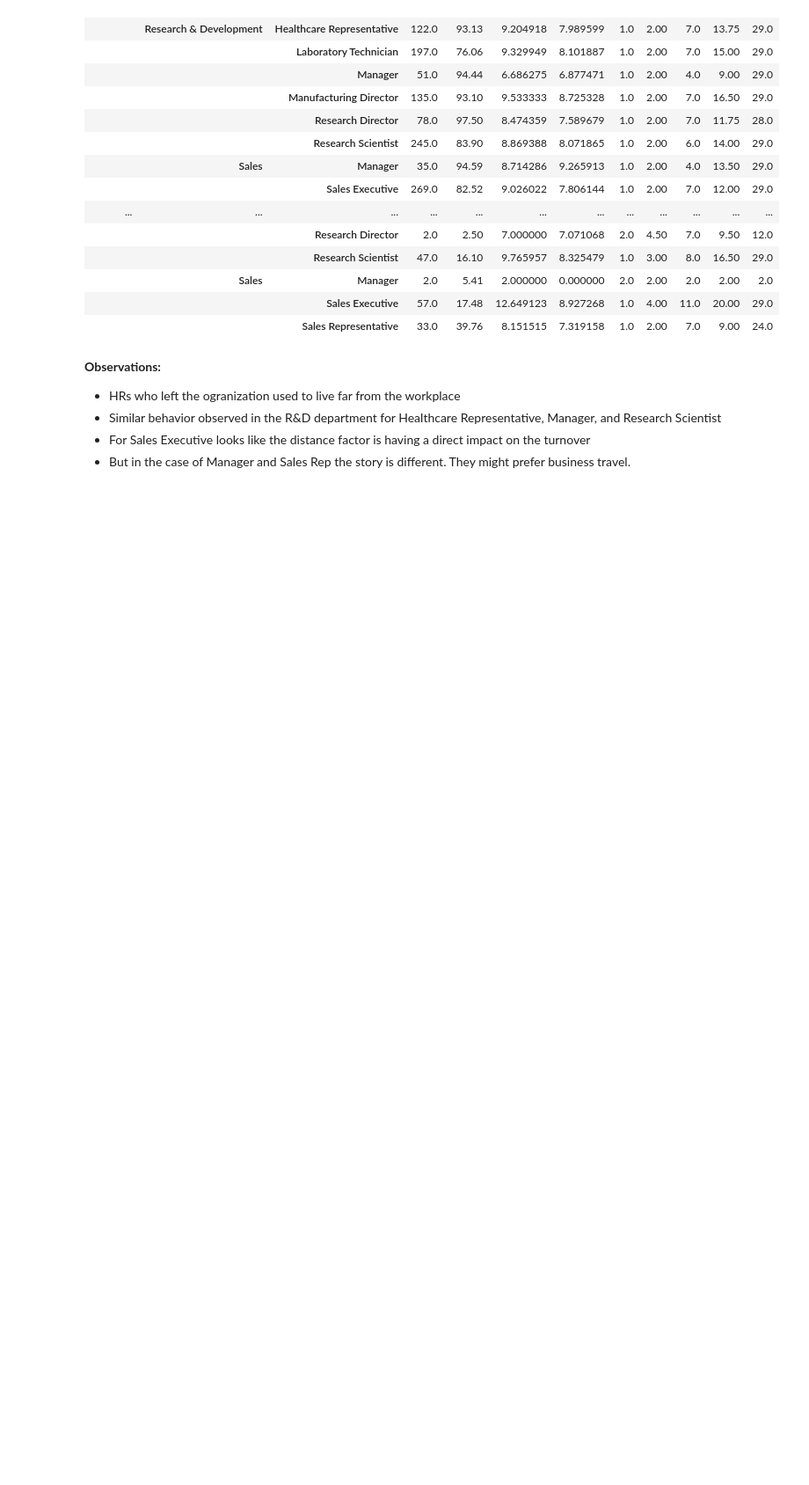
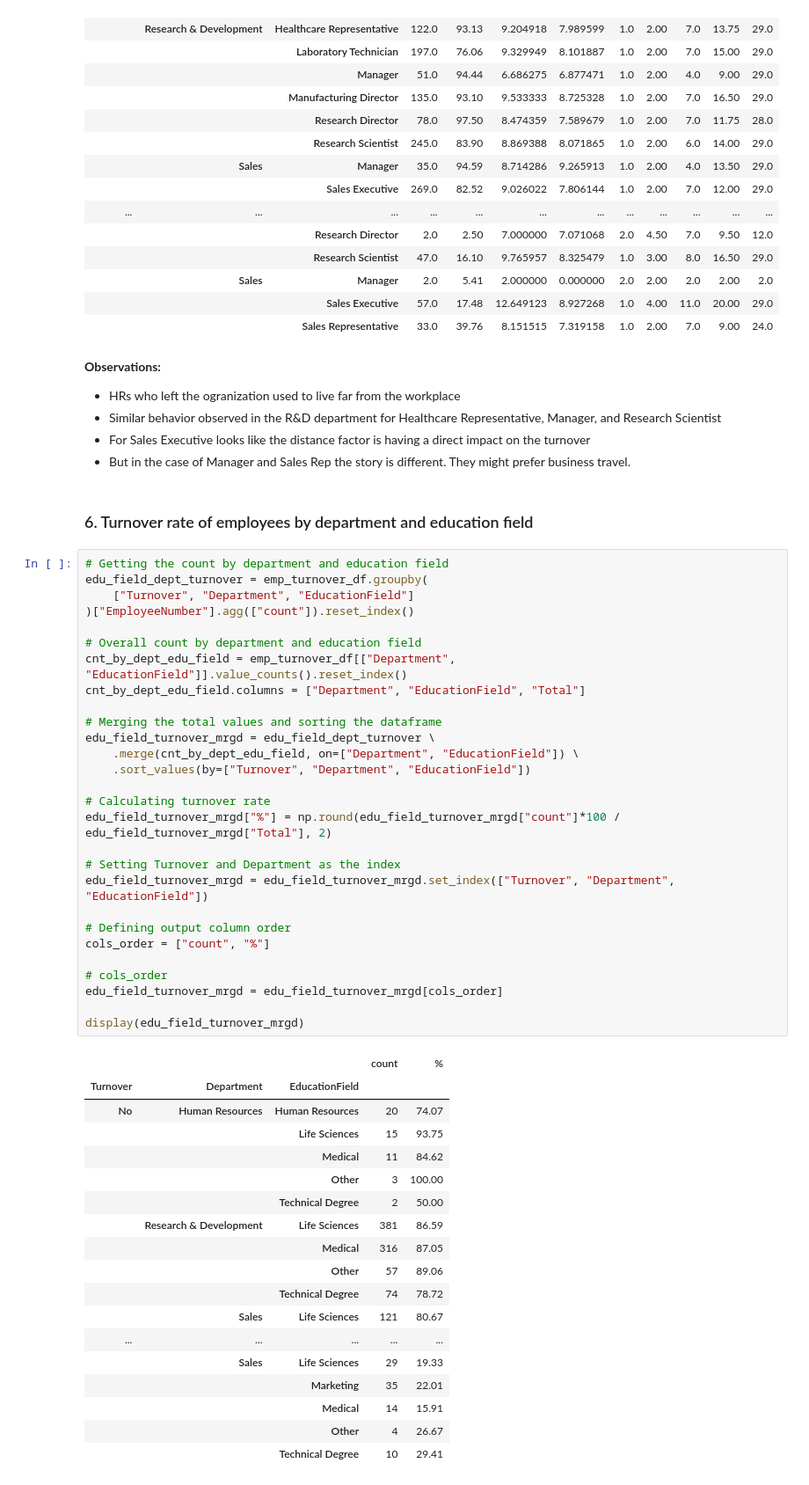
Before and after one commit to sank3t/Sequoia-Employee-Turnover, a Jupyter notebook: Employee-Turnover-Analysis.ipynb, the cells around one changed output. Shown at 88% size. Drawn from its saved outputs; the diff is of its cells as text; blank space fills up the shorter version.

Commit message:
Added turnover by education field

```diff
--- a/Employee-Turnover-Analysis.ipynb
+++ b/Employee-Turnover-Analysis.ipynb
@@ -398,3 +391,52 @@ display(job_role_distance_turnover_mrgd)
 * Similar behavior observed in the R&D department for Healthcare Representative, Manager, and Research Scientist
 * For Sales Executive looks like the distance factor is having a direct impact on the turnover
 * But in the case of Manager and Sales Rep the story is different. They might prefer business travel.
+# %% [markdown]
+### 6. Turnover rate of employees by department and education field
+# %%
+# Getting the count by department and education field
+edu_field_dept_turnover = emp_turnover_df.groupby(
+    ["Turnover", "Department", "EducationField"]
+)["EmployeeNumber"].agg(["count"]).reset_index()
+
+# Overall count by department and education field
+cnt_by_dept_edu_field = emp_turnover_df[["Department", "EducationField"]].value_counts().reset_index()
+cnt_by_dept_edu_field.columns = ["Department", "EducationField", "Total"]
+
+# Merging the total values and sorting the dataframe
+edu_field_turnover_mrgd = edu_field_dept_turnover \
+    .merge(cnt_by_dept_edu_field, on=["Department", "EducationField"]) \
+    .sort_values(by=["Turnover", "Department", "EducationField"])
+
+# Calculating turnover rate
+edu_field_turnover_mrgd["%"] = np.round(edu_field_turnover_mrgd["count"]*100 / edu_field_turnover_mrgd["Total"], 2)
+
+# Setting Turnover and Department as the index
+edu_field_turnover_mrgd = edu_field_turnover_mrgd.set_index(["Turnover", "Department", "EducationField"])
+
+# Defining output column order
+cols_order = ["count", "%"]
+
+# cols_order
+edu_field_turnover_mrgd = edu_field_turnover_mrgd[cols_order]
+
+display(edu_field_turnover_mrgd)
+# %% [output]
+|  |  |  | count | % |
+| Turnover | Department | EducationField |  |  |
+| No | Human Resources | Human Resources | 20 | 74.07 |
+|  |  | Life Sciences | 15 | 93.75 |
+|  |  | Medical | 11 | 84.62 |
+|  |  | Other | 3 | 100.00 |
+|  |  | Technical Degree | 2 | 50.00 |
+|  | Research & Development | Life Sciences | 381 | 86.59 |
+|  |  | Medical | 316 | 87.05 |
+|  |  | Other | 57 | 89.06 |
+|  |  | Technical Degree | 74 | 78.72 |
+|  | Sales | Life Sciences | 121 | 80.67 |
+| ... | ... | ... | ... | ... |
+|  | Sales | Life Sciences | 29 | 19.33 |
+|  |  | Marketing | 35 | 22.01 |
+|  |  | Medical | 14 | 15.91 |
+|  |  | Other | 4 | 26.67 |
+|  |  | Technical Degree | 10 | 29.41 |
```
Also changed, not shown: parts of 4 cells of this notebook.
